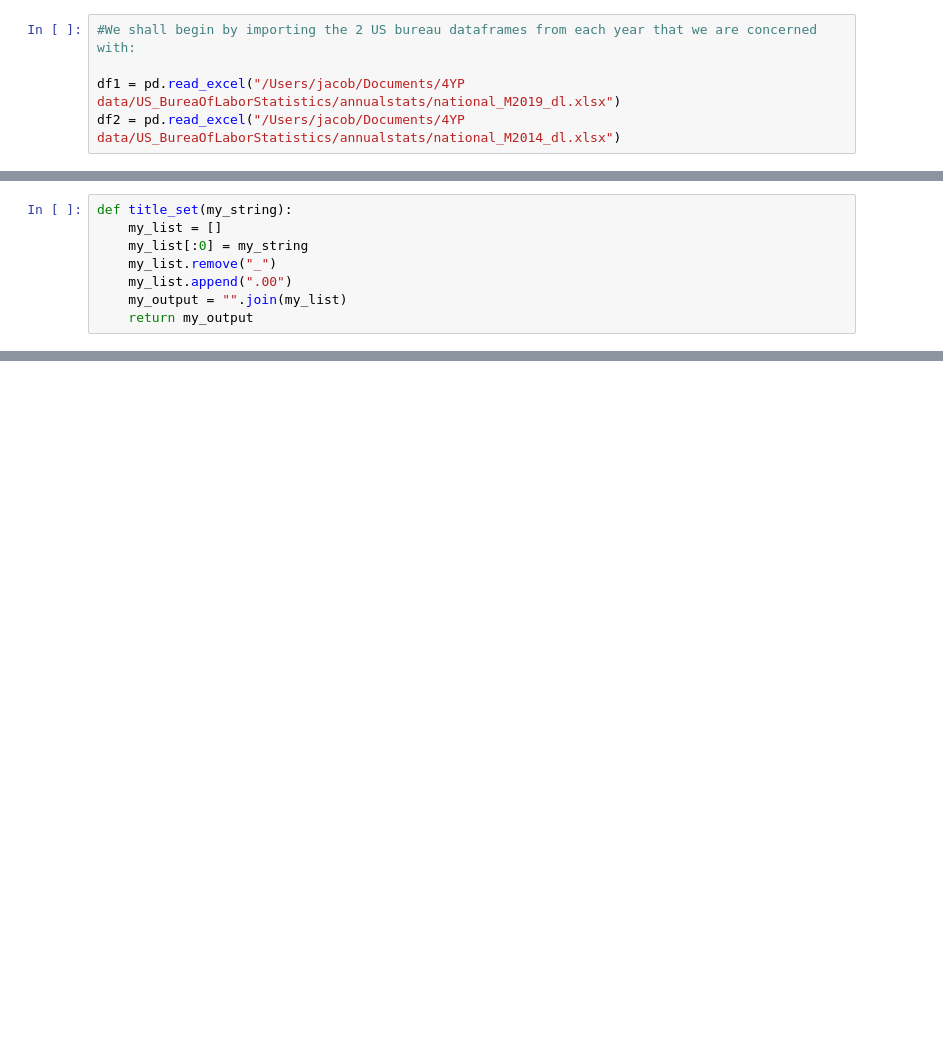
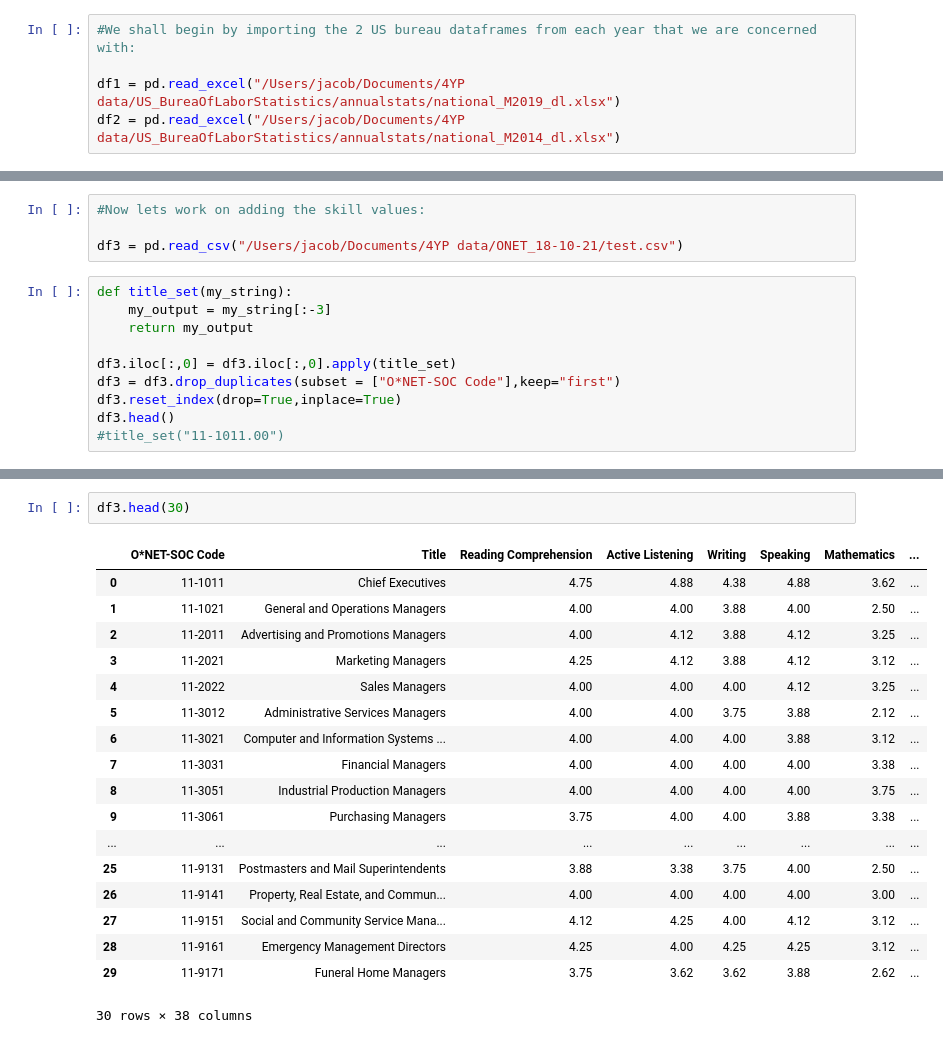
Before and after one commit to JGolub99/Future-of-work, a Jupyter notebook: ONET_18-10-21/regressing_doc.ipynb, the cells around one changed output, grey strips where cells are left out. Cells and saved outputs as stored; diff of their text form; blank space fills up the shorter version.

```diff
--- a/ONET_18-10-21/regressing_doc.ipynb
+++ b/ONET_18-10-21/regressing_doc.ipynb
@@ -27,8 +79,14 @@ ValueError: Must have equal len keys and value when setting with an iterable
+# %%
+#Now lets work on adding the skill values:
+
+df3 = pd.read_csv("/Users/jacob/Documents/4YP data/ONET_18-10-21/test.csv")
 # %%
 def title_set(my_string):
-    my_list = []
-    my_list[:0] = my_string
-    my_list.remove("_")
-    my_list.append(".00")
-    my_output = "".join(my_list)
+    my_output = my_string[:-3]
     return my_output
+
+df3.iloc[:,0] = df3.iloc[:,0].apply(title_set)
+df3 = df3.drop_duplicates(subset = ["O*NET-SOC Code"],keep="first")
+df3.reset_index(drop=True,inplace=True)
+df3.head()
+#title_set("11-1011.00")
@@ -34,0 +121,21 @@ def title_set(my_string):
+# %%
+df3.head(30)
+# %% [output]
+|  | O*NET-SOC Code | Title | Reading Comprehension | Active Listening | Writing | Speaking | Mathematics | ... |
+| 0 | 11-1011 | Chief Executives | 4.75 | 4.88 | 4.38 | 4.88 | 3.62 | ... |
+| 1 | 11-1021 | General and Operations Managers | 4.00 | 4.00 | 3.88 | 4.00 | 2.50 | ... |
+| 2 | 11-2011 | Advertising and Promotions Managers | 4.00 | 4.12 | 3.88 | 4.12 | 3.25 | ... |
+| 3 | 11-2021 | Marketing Managers | 4.25 | 4.12 | 3.88 | 4.12 | 3.12 | ... |
+| 4 | 11-2022 | Sales Managers | 4.00 | 4.00 | 4.00 | 4.12 | 3.25 | ... |
+| 5 | 11-3012 | Administrative Services Managers | 4.00 | 4.00 | 3.75 | 3.88 | 2.12 | ... |
+| 6 | 11-3021 | Computer and Information Systems ... | 4.00 | 4.00 | 4.00 | 3.88 | 3.12 | ... |
+| 7 | 11-3031 | Financial Managers | 4.00 | 4.00 | 4.00 | 4.00 | 3.38 | ... |
+| 8 | 11-3051 | Industrial Production Managers | 4.00 | 4.00 | 4.00 | 4.00 | 3.75 | ... |
+| 9 | 11-3061 | Purchasing Managers | 3.75 | 4.00 | 4.00 | 3.88 | 3.38 | ... |
+| ... | ... | ... | ... | ... | ... | ... | ... | ... |
+| 25 | 11-9131 | Postmasters and Mail Superintendents | 3.88 | 3.38 | 3.75 | 4.00 | 2.50 | ... |
+| 26 | 11-9141 | Property, Real Estate, and Commun... | 4.00 | 4.00 | 4.00 | 4.00 | 3.00 | ... |
+| 27 | 11-9151 | Social and Community Service Mana... | 4.12 | 4.25 | 4.00 | 4.12 | 3.12 | ... |
+| 28 | 11-9161 | Emergency Management Directors | 4.25 | 4.00 | 4.25 | 4.25 | 3.12 | ... |
+| 29 | 11-9171 | Funeral Home Managers | 3.75 | 3.62 | 3.62 | 3.88 | 2.62 | ... |
+30 rows × 38 columns
```
Also changed, not shown: parts of 7 cells of this notebook, 3 other files.
